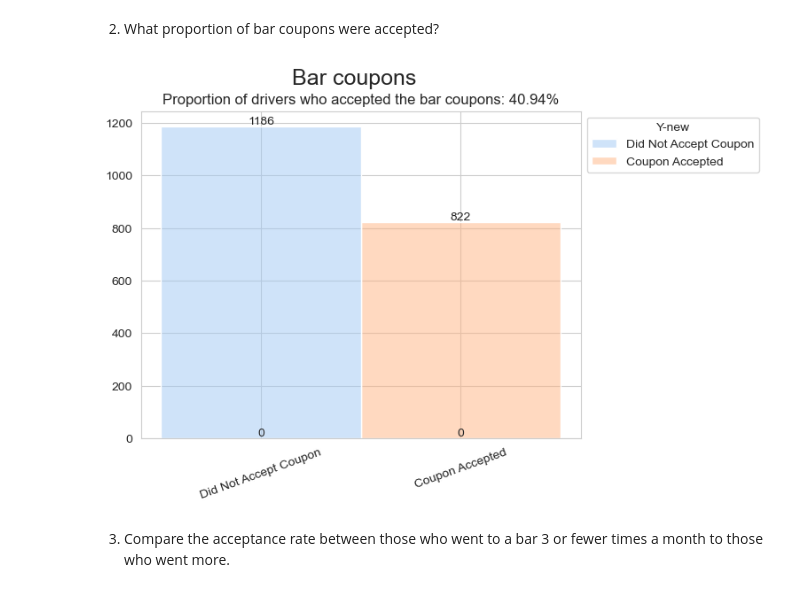
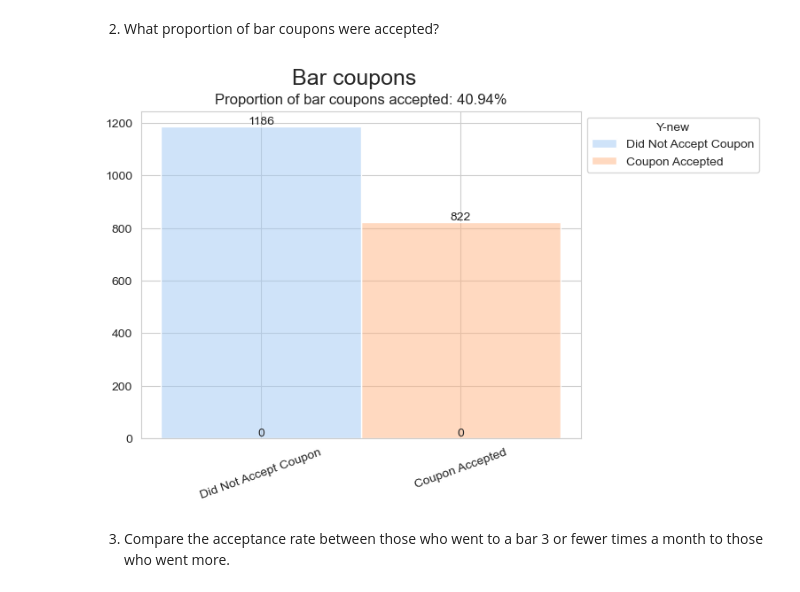
Before and after one commit to mgk2014/PCMLAI, a Jupyter notebook: coupons.ipynb, the cells around one changed output. Cells and saved outputs as stored; diff of their text form; code cells hidden in the pictures.

```diff
--- a/coupons.ipynb
+++ b/coupons.ipynb
@@ -313,23 +345,25 @@ bar_coupons = clean_data[clean_data['coupon'] == 'Bar']
 # %%
 # Calculate the total number of bar coupons accepted and divide by the total
 #   number of bar coupons distributed.
 #   Additionally display the % of bar coupons accepted as a percentage on the subtitle
 #
 
 ax = sns.histplot(bar_coupons, x='Y-new', hue='Y-new')
 
 proportion_bar_coupons_accepted = len(bar_coupons[bar_coupons['Y'] == 1])/len(bar_coupons)
 proportion_bar_coupons_accepted = proportion_bar_coupons_accepted * 100
 proportion_bar_coupons_accepted = format(proportion_bar_coupons_accepted, ".2f")
 
-subtitle = "Proportion of drivers who accepted the bar coupons: " + proportion_bar_coupons_accepted + "%"
+subtitle = "Proportion of bar coupons accepted: " + proportion_bar_coupons_accepted + "%"
 
+# Use help function to plot the chart
+#
 render_plot(ax,
             heading = "Bar coupons",
             subtitle=subtitle,
             plotname = '5-bar_coupon_acceptance.png')
 # %% [output]
-[figure, old version]
+[figure, new version]
 # %% [markdown]
 3. Compare the acceptance rate between those who went to a bar 3 or fewer times a month to those who went more.
 # %%
```
Also changed, not shown: parts of 26 cells of this notebook, 3 other files.
